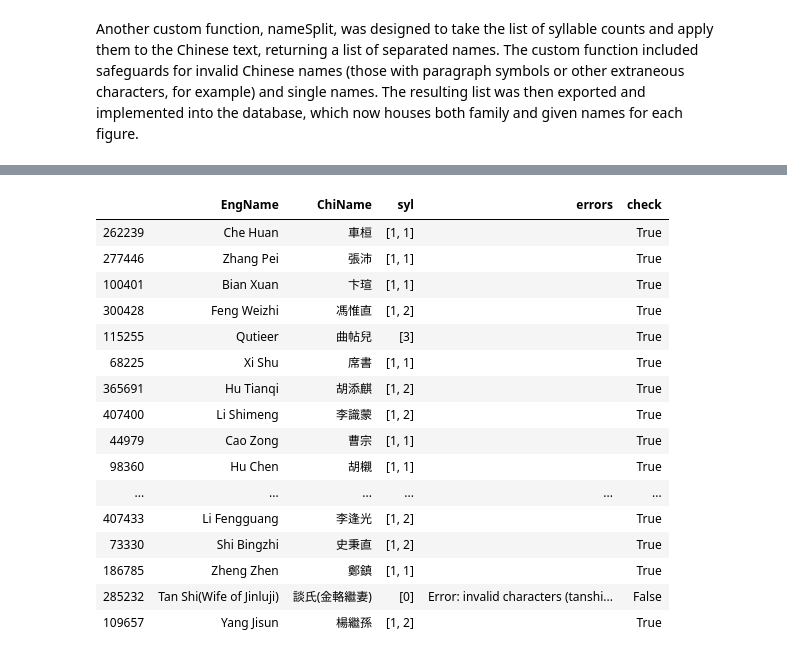
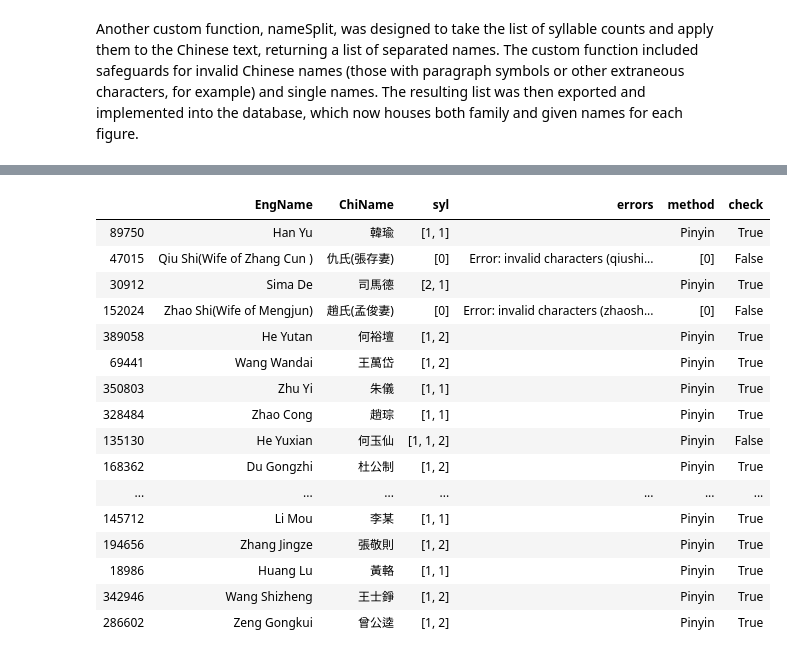
Before and after one commit to JHGFD82/ChineseSyllableCountGeneratorDraftNotes, a Jupyter notebook: Chinese Syllable Count Generator.ipynb, the cells around one changed output, grey strips where cells are left out. Saved outputs shown, nothing was run; the diff lists cells and outputs as text; code cells hidden in the pictures.

Commit message:
Switch to WG implemented, new method and itr parameters

```diff
--- a/Chinese Syllable Count Generator.ipynb
+++ b/Chinese Syllable Count Generator.ipynb
@@ -599,44 +635,43 @@ display(names.sample(n=20))
 # %%
 import pandas as pd
 
 names = pd.read_csv('data/allCBDBnames.csv', index_col=0,
                     names=['EngName', 'ChiName'], header=0)
-
-replSym = {'\'': '’',
-           '\u3000': ' '}
 
 names['ChiName'] = names['ChiName'].str.replace('\u3000', ' ').replace(' ', '')
 
 names['syl'] = names['EngName'].apply(sylCount)
 
 names['errors'] = names['EngName'].apply(sylCount, CBDB=True,
                                          errorReport=True).fillna('')
+
+names['method'] = names['EngName'].apply(sylCount, method=True)
 
 
 def tryAdd(x):
     try:
         return sum(x)
     except:
         return
 
 
 names['check'] = names['ChiName'].str.len() == names['syl'].apply(tryAdd)
 display(names.sample(n=20))
 # %% [output]
-|  | EngName | ChiName | syl | errors | check |
-| 262239 | Che Huan | 車桓 | [1, 1] |  | True |
-| 277446 | Zhang Pei | 張沛 | [1, 1] |  | True |
-| 100401 | Bian Xuan | 卞瑄 | [1, 1] |  | True |
-| 300428 | Feng Weizhi | 馮惟直 | [1, 2] |  | True |
-| 115255 | Qutieer | 曲帖兒 | [3] |  | True |
-| 68225 | Xi Shu | 席書 | [1, 1] |  | True |
-| 365691 | Hu Tianqi | 胡添麒 | [1, 2] |  | True |
-| 407400 | Li Shimeng | 李識蒙 | [1, 2] |  | True |
-| 44979 | Cao Zong | 曹宗 | [1, 1] |  | True |
-| 98360 | Hu Chen | 胡櫬 | [1, 1] |  | True |
-| ... | ... | ... | ... | ... | ... |
-| 407433 | Li Fengguang | 李逢光 | [1, 2] |  | True |
-| 73330 | Shi Bingzhi | 史秉直 | [1, 2] |  | True |
-| 186785 | Zheng Zhen | 鄭鎮 | [1, 1] |  | True |
-| 285232 | Tan Shi(Wife of Jinluji) | 談氏(金輅繼妻) | [0] | Error: invalid characters (tanshi... | False |
-| 109657 | Yang Jisun | 楊繼孫 | [1, 2] |  | True |
+|  | EngName | ChiName | syl | errors | method | check |
+| 89750 | Han Yu | 韓瑜 | [1, 1] |  | Pinyin | True |
+| 47015 | Qiu Shi(Wife of Zhang Cun ) | 仇氏(張存妻) | [0] | Error: invalid characters (qiushi... | [0] | False |
+| 30912 | Sima De | 司馬德 | [2, 1] |  | Pinyin | True |
+| 152024 | Zhao Shi(Wife of Mengjun) | 趙氏(孟俊妻) | [0] | Error: invalid characters (zhaosh... | [0] | False |
+| 389058 | He Yutan | 何裕壇 | [1, 2] |  | Pinyin | True |
+| 69441 | Wang Wandai | 王萬岱 | [1, 2] |  | Pinyin | True |
+| 350803 | Zhu Yi | 朱儀 | [1, 1] |  | Pinyin | True |
+| 328484 | Zhao Cong | 趙琮 | [1, 1] |  | Pinyin | True |
+| 135130 | He Yuxian | 何玉仙 | [1, 1, 2] |  | Pinyin | False |
+| 168362 | Du Gongzhi | 杜公制 | [1, 2] |  | Pinyin | True |
+| ... | ... | ... | ... | ... | ... | ... |
+| 145712 | Li Mou | 李某 | [1, 1] |  | Pinyin | True |
+| 194656 | Zhang Jingze | 張敬則 | [1, 2] |  | Pinyin | True |
+| 18986 | Huang Lu | 黃輅 | [1, 1] |  | Pinyin | True |
+| 342946 | Wang Shizheng | 王士錚 | [1, 2] |  | Pinyin | True |
+| 286602 | Zeng Gongkui | 曾公逵 | [1, 2] |  | Pinyin | True |
```
Also changed, not shown: parts of 5 cells of this notebook.
